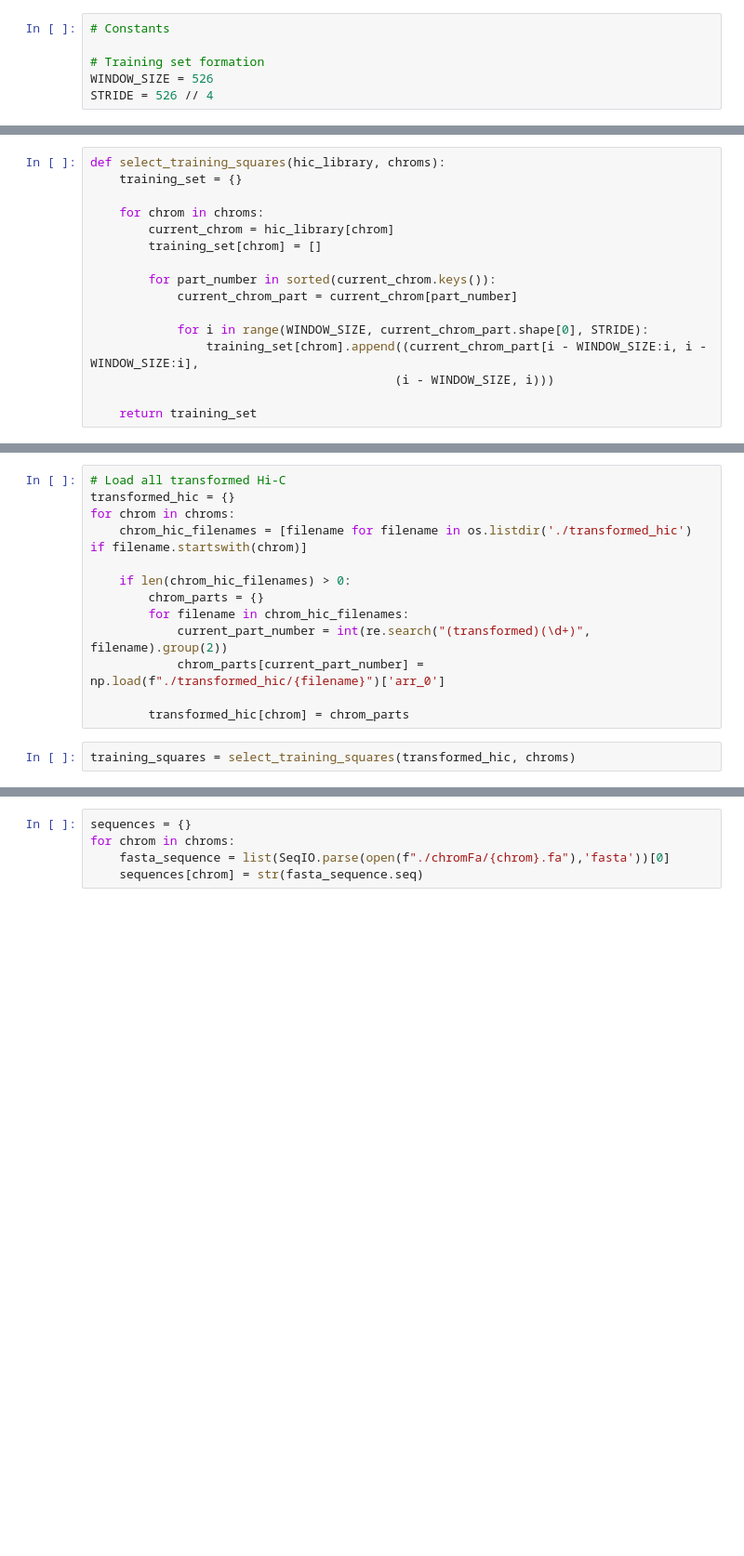
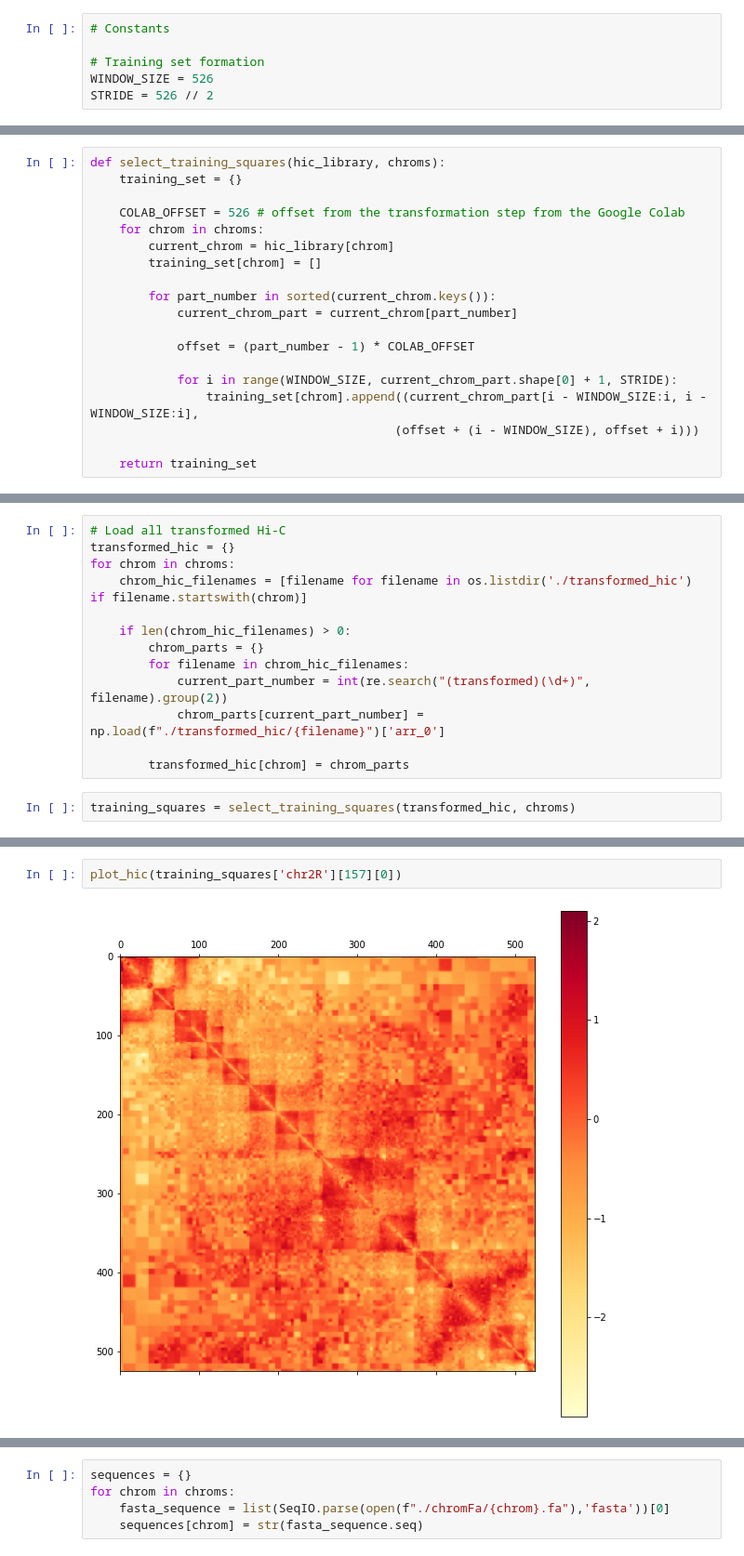
Before and after one commit to NeilAlishev/HiCPredictor, a Jupyter notebook: DeepHiCResearch.ipynb, the cells around one changed output, grey strips where cells are left out. Shown at 93% size. Drawn from its saved outputs; the diff is of its cells as text; blank space fills up the shorter version.

```diff
--- a/DeepHiCResearch.ipynb
+++ b/DeepHiCResearch.ipynb
@@ -78,7 +82,7 @@ set_session(sess)
 
 # Training set formation
 WINDOW_SIZE = 526
-STRIDE = 526 // 4
+STRIDE = 526 // 2
 # %%
 # UTIL FUNCTIONS
 # %%
@@ -115,6 +119,7 @@ def one_hot_dna(sequences = {}):
 def select_training_squares(hic_library, chroms):
     training_set = {}
 
+    COLAB_OFFSET = 526 # offset from the transformation step from the Google Colab
     for chrom in chroms:
         current_chrom = hic_library[chrom]
         training_set[chrom] = []
@@ -122,9 +127,11 @@ def select_training_squares(hic_library, chroms):
         for part_number in sorted(current_chrom.keys()):
             current_chrom_part = current_chrom[part_number]
 
-            for i in range(WINDOW_SIZE, current_chrom_part.shape[0], STRIDE):
+            offset = (part_number - 1) * COLAB_OFFSET
+
+            for i in range(WINDOW_SIZE, current_chrom_part.shape[0] + 1, STRIDE):
                 training_set[chrom].append((current_chrom_part[i - WINDOW_SIZE:i, i - WINDOW_SIZE:i],
-                                          (i - WINDOW_SIZE, i)))
+                                          (offset + (i - WINDOW_SIZE), offset + i)))
 
     return training_set
 # %%
@@ -204,0 +227,4 @@ training_squares = select_training_squares(transformed_hic, chroms)
+# %%
+plot_hic(training_squares['chr2R'][157][0])
+# %% [output]
+[figure, added]
```
Also changed, not shown: parts of 25 cells of this notebook.
